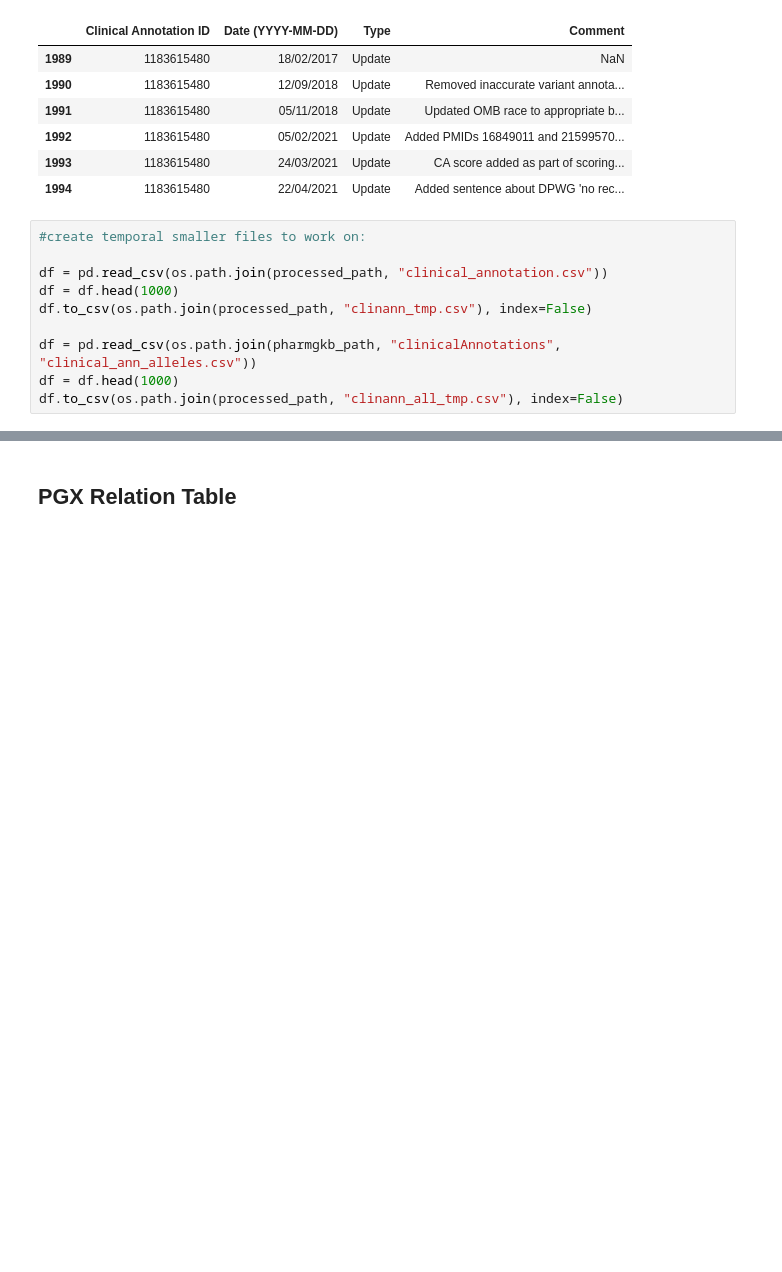
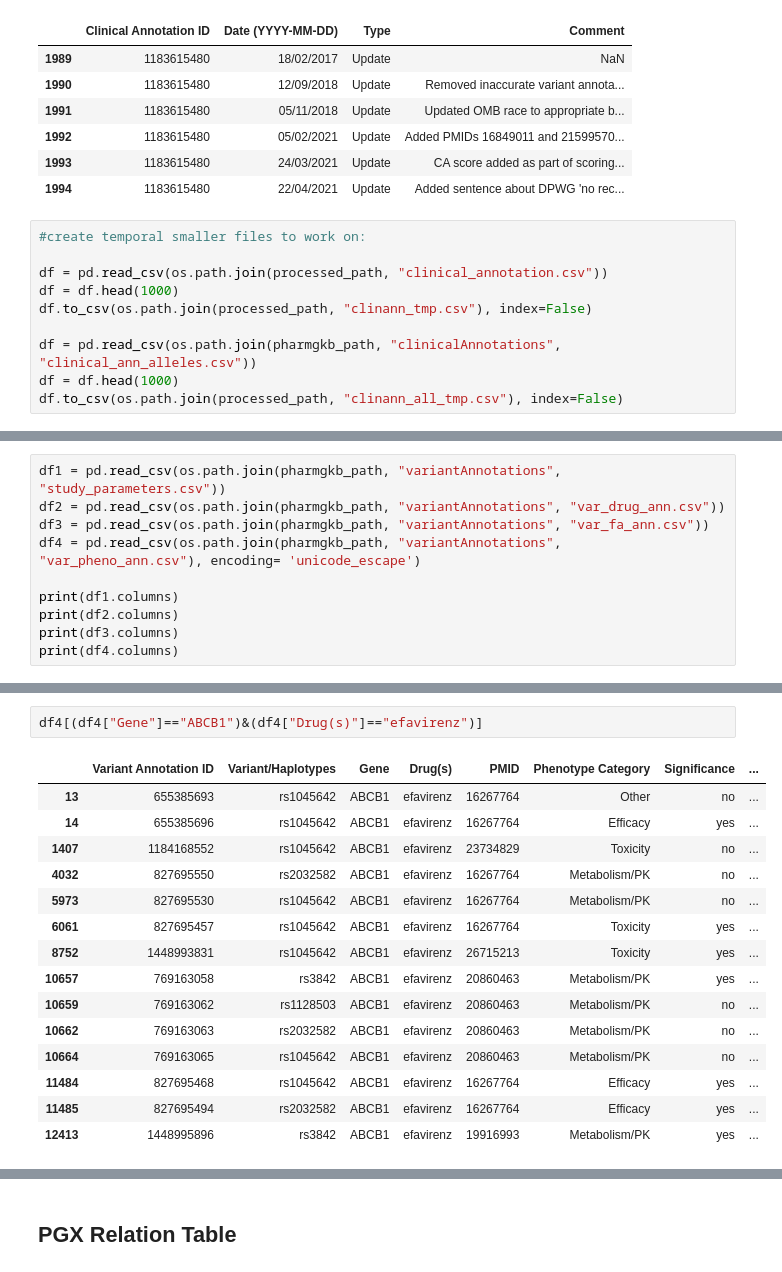
Before and after one commit to ersilia-os/pharmacogx-embeddings, a Jupyter notebook: notebooks/01_PharmGKB_DataExploration.ipynb, the cells around one changed output, grey strips where cells are left out. Saved outputs shown, nothing was run; the diff lists cells and outputs as text; blank space fills up the shorter version.

```diff
--- a/notebooks/01_PharmGKB_DataExploration.ipynb
+++ b/notebooks/01_PharmGKB_DataExploration.ipynb
@@ -332,0 +330,10 @@ h = "CYP2C9*1"
+# %%
+df1 = pd.read_csv(os.path.join(pharmgkb_path, "variantAnnotations", "study_parameters.csv"))
+df2 = pd.read_csv(os.path.join(pharmgkb_path, "variantAnnotations", "var_drug_ann.csv"))
+df3 = pd.read_csv(os.path.join(pharmgkb_path, "variantAnnotations", "var_fa_ann.csv"))
+df4 = pd.read_csv(os.path.join(pharmgkb_path, "variantAnnotations", "var_pheno_ann.csv"), encoding= 'unicode_escape')
+
+print(df1.columns)
+print(df2.columns)
+print(df3.columns)
+print(df4.columns)
@@ -332,0 +418,18 @@ h = "CYP2C9*1"
+# %%
+df4[(df4["Gene"]=="ABCB1")&(df4["Drug(s)"]=="efavirenz")]
+# %% [output]
+|  | Variant Annotation ID | Variant/Haplotypes | Gene | Drug(s) | PMID | Phenotype Category | Significance | ... |
+| 13 | 655385693 | rs1045642 | ABCB1 | efavirenz | 16267764 | Other | no | ... |
+| 14 | 655385696 | rs1045642 | ABCB1 | efavirenz | 16267764 | Efficacy | yes | ... |
+| 1407 | 1184168552 | rs1045642 | ABCB1 | efavirenz | 23734829 | Toxicity | no | ... |
+| 4032 | 827695550 | rs2032582 | ABCB1 | efavirenz | 16267764 | Metabolism/PK | no | ... |
+| 5973 | 827695530 | rs1045642 | ABCB1 | efavirenz | 16267764 | Metabolism/PK | no | ... |
+| 6061 | 827695457 | rs1045642 | ABCB1 | efavirenz | 16267764 | Toxicity | yes | ... |
+| 8752 | 1448993831 | rs1045642 | ABCB1 | efavirenz | 26715213 | Toxicity | yes | ... |
+| 10657 | 769163058 | rs3842 | ABCB1 | efavirenz | 20860463 | Metabolism/PK | yes | ... |
+| 10659 | 769163062 | rs1128503 | ABCB1 | efavirenz | 20860463 | Metabolism/PK | no | ... |
+| 10662 | 769163063 | rs2032582 | ABCB1 | efavirenz | 20860463 | Metabolism/PK | no | ... |
+| 10664 | 769163065 | rs1045642 | ABCB1 | efavirenz | 20860463 | Metabolism/PK | no | ... |
+| 11484 | 827695468 | rs1045642 | ABCB1 | efavirenz | 16267764 | Efficacy | yes | ... |
+| 11485 | 827695494 | rs2032582 | ABCB1 | efavirenz | 16267764 | Efficacy | yes | ... |
+| 12413 | 1448995896 | rs3842 | ABCB1 | efavirenz | 19916993 | Metabolism/PK | yes | ... |
```
Also changed, not shown: parts of 9 cells of this notebook.
